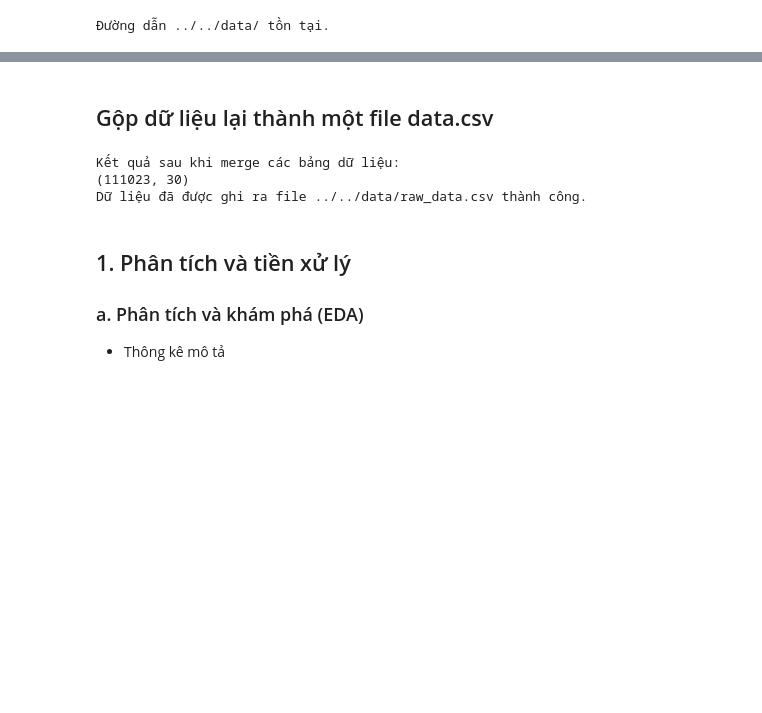
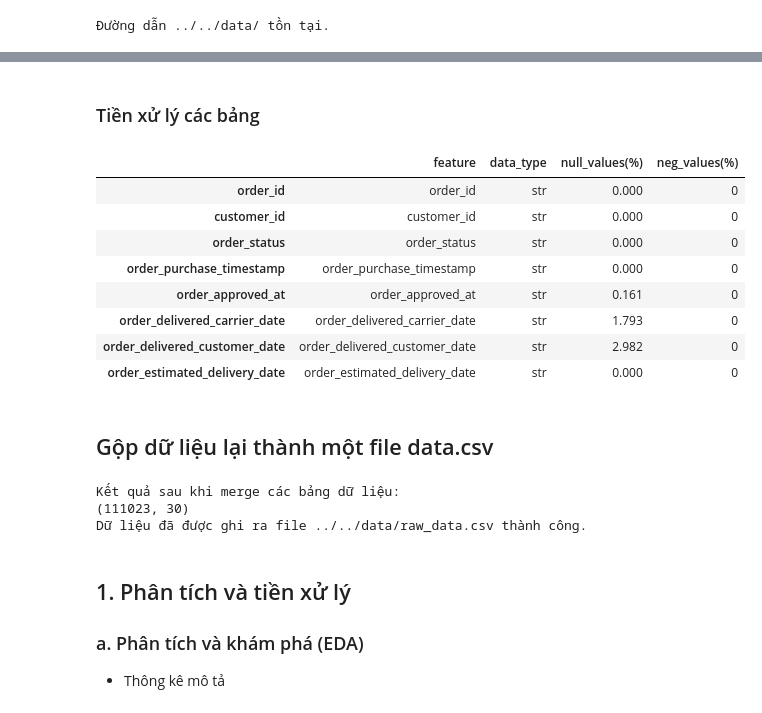
Before and after one commit to conluoi123/Machine-Learning---Project-1-, a Jupyter notebook: code/Part1_Regression/notebook.ipynb, the cells around one changed output, grey strips where cells are left out. Saved outputs shown, nothing was run; the diff lists cells and outputs as text; code cells hidden in the pictures; blank space fills up the shorter version.

```diff
--- a/code/Part1_Regression/notebook.ipynb
+++ b/code/Part1_Regression/notebook.ipynb
@@ -111,3 +320,35 @@ Thông tin về các bảng dữ liệu:
+# %% [markdown]
+### Tiền xử lý các bảng
+# %%
+def skimming_data(data):
+    # Khởi tạo dataframe để ghi lại các cột với các giá trị khác nhau
+    num_cols = data.select_dtypes(include=[np.number]).columns
+    skimmed_data = pd.DataFrame({
+        'feature': data.columns,
+        'data_type': data.dtypes,
+        'null_values(%)': data.isna().mean().values *100,
+        'neg_values(%)': [len(data[col][data[col]<0])/len(data) * 100
+                          if col in data.select_dtypes(include=[np.number]).columns
+                          else 0
+                          for col in data.columns
+                          ],
+
+
+    })
+
+    return skimmed_data.round(3)
+# %%
+skimming_data(orders_df)
+# %% [output]
+|  | feature | data_type | null_values(%) | neg_values(%) |
+| order_id | order_id | str | 0.000 | 0 |
+| customer_id | customer_id | str | 0.000 | 0 |
+| order_status | order_status | str | 0.000 | 0 |
+| order_purchase_timestamp | order_purchase_timestamp | str | 0.000 | 0 |
+| order_approved_at | order_approved_at | str | 0.161 | 0 |
+| order_delivered_carrier_date | order_delivered_carrier_date | str | 1.793 | 0 |
+| order_delivered_customer_date | order_delivered_customer_date | str | 2.982 | 0 |
+| order_estimated_delivery_date | order_estimated_delivery_date | str | 0.000 | 0 |
 # %% [markdown]
 ## Gộp dữ liệu lại thành một file data.csv
 # %%
```
Also changed, not shown: parts of 23 cells of this notebook, 2 other files.
